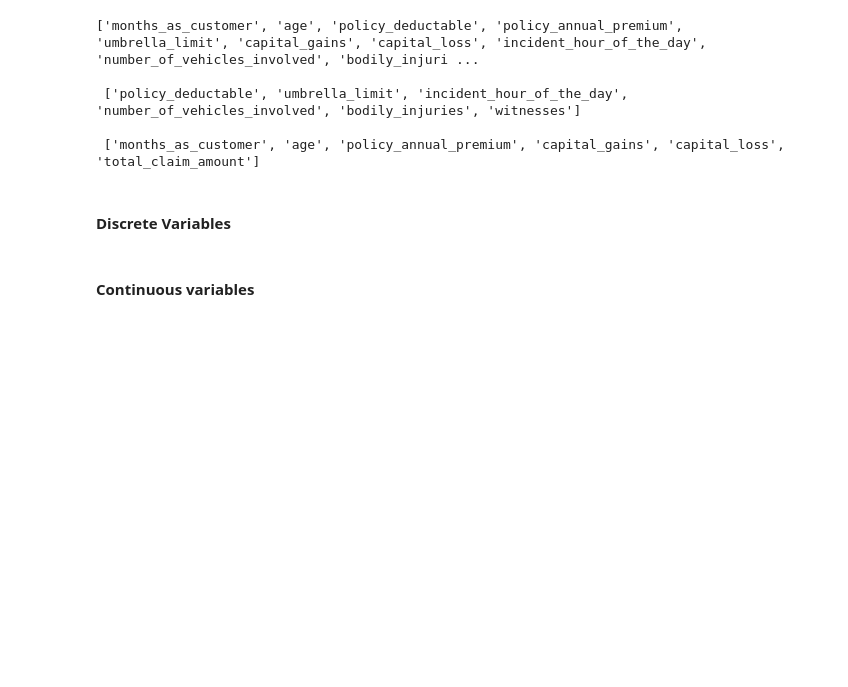
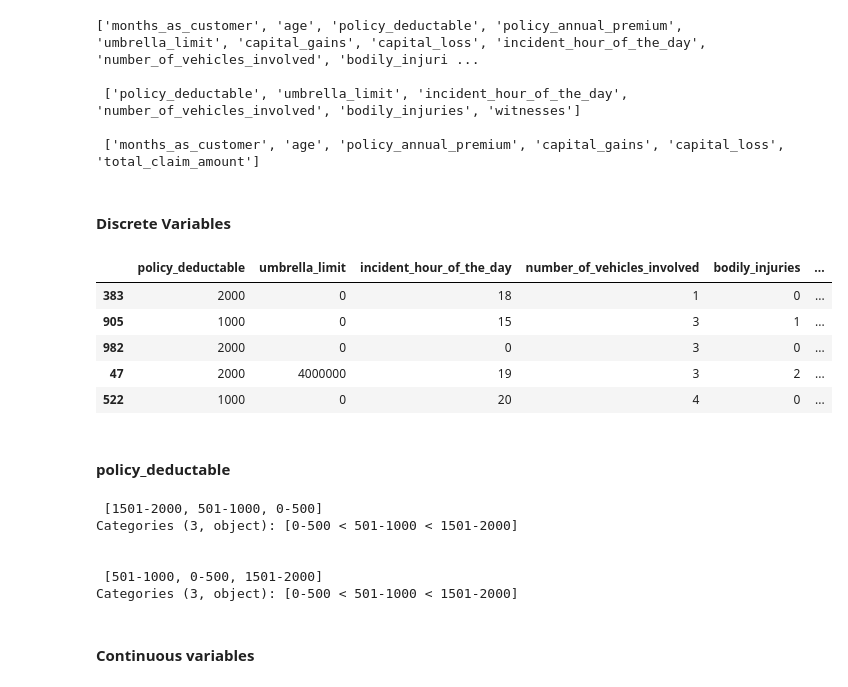
Before and after one commit to IvanNardini/mlpipe-production-code-procedural, a Jupyter notebook: notebooks/5.0-insurance-Model-Deployment.ipynb, the cells around one changed output. Saved outputs shown, nothing was run; the diff lists cells and outputs as text; code cells hidden in the pictures; blank space fills up the shorter version.

```diff
--- a/notebooks/5.0-insurance-Model-Deployment.ipynb
+++ b/notebooks/5.0-insurance-Model-Deployment.ipynb
@@ -98,23 +146,5 @@ X_train.shape, X_test.shape
-# %%
-drop = ['policy_number', 'policy_bind_date', 'policy_state', 'policy_csl',
-        'insured_zip', 'insured_occupation', 'incident_date',
-        'insured_education_level', 'insured_relationship', 'injury_claim', 'property_claim', 'vehicle_claim',
-        'incident_state', 'incident_city', 'incident_location', 'auto_model', 'auto_make', 'auto_year', '_c39']
-
-metadata['preprocessing']['dropped_columns'] = drop
-
-X_train.drop(drop, axis=1, inplace=True)
-X_test.drop(drop, axis=1, inplace=True)
-# %%
-rename = {"capital-gains": "capital_gains", "capital-loss": "capital_loss"}
-
-metadata['preprocessing']['renamed_columns'] = rename
-
-X_train.rename(columns=rename, inplace=True)
-X_test.rename(columns=rename, inplace=True)
 # %% [markdown]
 ## Feature engineering
 # %%
 metadata['features_engineering'] = {}
-predictors = [col for col in X_train.columns if col != target]
 metadata['features_engineering']['predictors'] = predictors
@@ -123,7 +150,0 @@ metadata['features_engineering']['predictors'] = predictors
-# %%
-missing_predictors = [col for col in X_train.select_dtypes(include='object').columns if any(X_train[col].str.contains('?', regex=False))]
-
-metadata['features_engineering']['missing_predictors'] = missing_predictors
-
-X_train[missing_predictors] = data[missing_predictors].replace('?', 'missing')
-X_test[missing_predictors] = data[missing_predictors].replace('?', 'missing')
@@ -211,4 +208,11 @@ metadata['dummies_meta'] = {}
 # %% [markdown]
 #### Discrete Variables
 # %%
-data[discrete_predictors].head()
+X_train[discrete_predictors].head()
+# %% [output]
+|  | policy_deductable | umbrella_limit | incident_hour_of_the_day | number_of_vehicles_involved | bodily_injuries | ... |
+| 383 | 2000 | 0 | 18 | 1 | 0 | ... |
+| 905 | 1000 | 0 | 15 | 3 | 1 | ... |
+| 982 | 2000 | 0 | 0 | 3 | 0 | ... |
+| 47 | 2000 | 4000000 | 19 | 3 | 2 | ... |
+| 522 | 1000 | 0 | 20 | 4 | 0 | ... |
@@ -218,0 +219,2 @@ print('\n', data['umbrella_limit'].unique())
+# %% [markdown]
+#### policy_deductable
@@ -236,3 +240,14 @@ metadata['binning_meta']['policy_deductable'] = binning_meta
+# %%
+print('\n', X_train[new_variable_name].unique())
+print()
+print('\n', X_test[new_variable_name].unique())
+# %% [output]
+ [1501-2000, 501-1000, 0-500]
+Categories (3, object): [0-500 < 501-1000 < 1501-2000]
+
+
+ [501-1000, 0-500, 1501-2000]
+Categories (3, object): [0-500 < 501-1000 < 1501-2000]
 # %% [markdown]
 #### Continuous variables
 # %%
```
Also changed, not shown: parts of 106 cells of this notebook, 13 other files.
